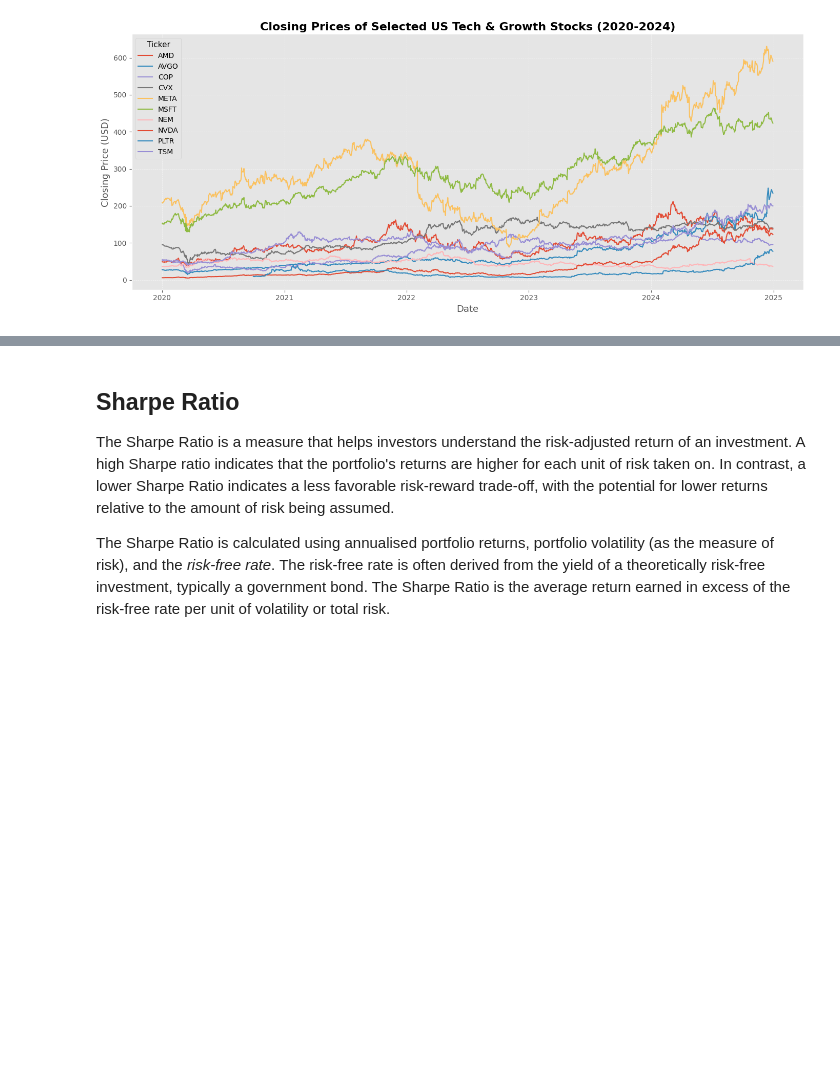
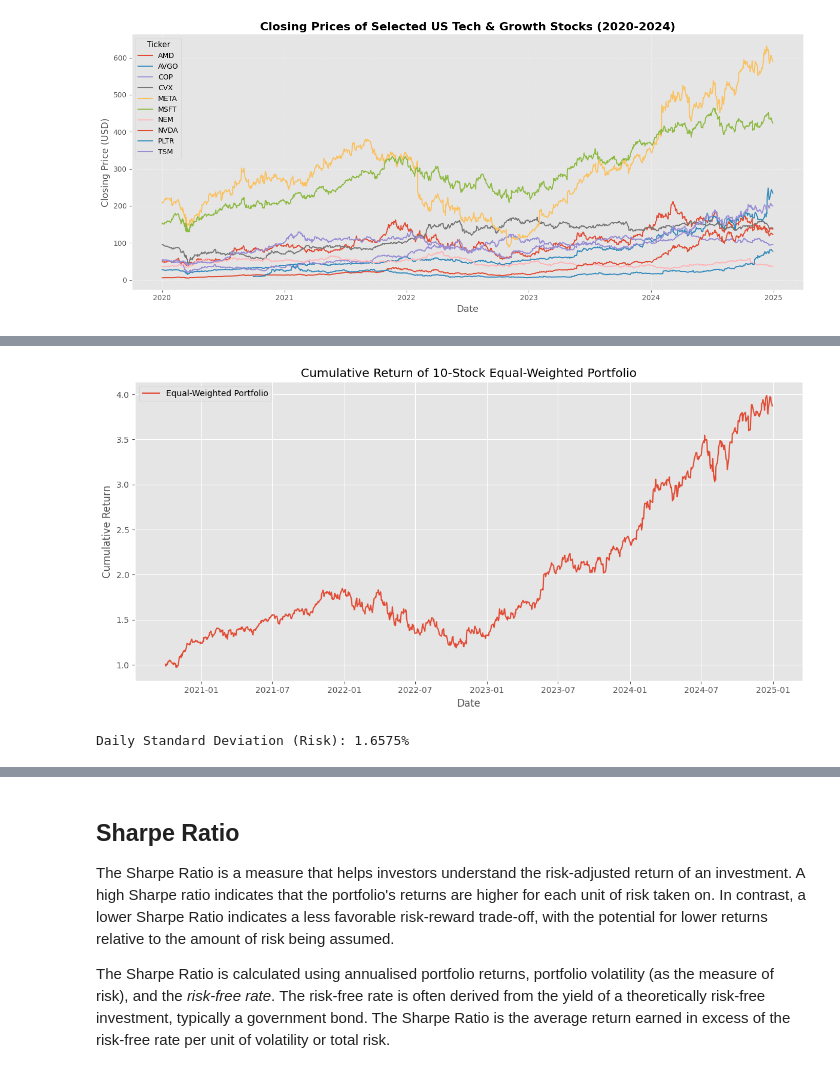
Before and after one commit to Imperial-Business-School/python-for-finance-jume8jume7, a Jupyter notebook: Individual Assignment/Portfolios.ipynb, the cells around one changed output, grey strips where cells are left out. Cells and saved outputs as stored; diff of their text form; code cells hidden in the pictures; blank space fills up the shorter version.

```diff
--- a/Individual Assignment/Portfolios.ipynb
+++ b/Individual Assignment/Portfolios.ipynb
@@ -303,0 +423,40 @@ Backtest results saved to: Bollinger_Strategy_Returns.csv
+# %%
+# Load dataset
+multidata = pd.read_csv("multidata.csv")
+multidata['Date'] = pd.to_datetime(multidata['Date'])
+
+# Define tickers and equal weights
+tickers = ["NVDA", "AMD", "TSM", "AVGO", "MSFT", "META", "PLTR", "CVX", "COP", "NEM"]
+weights = np.array([1/len(tickers)] * len(tickers))  # Equal weight for all
+
+# Pivot close prices
+pivot_close = multidata.pivot(index='Date', columns='Ticker', values='Close')
+
+# Calculate simple daily returns
+daily_returns = pivot_close.pct_change().dropna()
+
+# Calculate portfolio daily returns
+portfolio_returns = daily_returns.dot(weights)
+
+# Calculate cumulative returns
+cumulative_returns = (1 + portfolio_returns).cumprod()
+
+# Calculate portfolio risk (daily standard deviation)
+daily_std = portfolio_returns.std()
+
+# Plot cumulative return
+plt.figure(figsize=(12, 6))
+plt.plot(cumulative_returns, label='Equal-Weighted Portfolio')
+plt.title("Cumulative Return of 10-Stock Equal-Weighted Portfolio")
+plt.xlabel("Date")
+plt.ylabel("Cumulative Return")
+plt.grid(True)
+plt.legend()
+plt.tight_layout()
+plt.show()
+
+# Print daily standard deviation
+print(f"Daily Standard Deviation (Risk): {daily_std:.4%}")
+# %% [output]
+[figure, added]
+Daily Standard Deviation (Risk): 1.6575%
```
Also changed, not shown: parts of 9 cells of this notebook, 9 other files.
